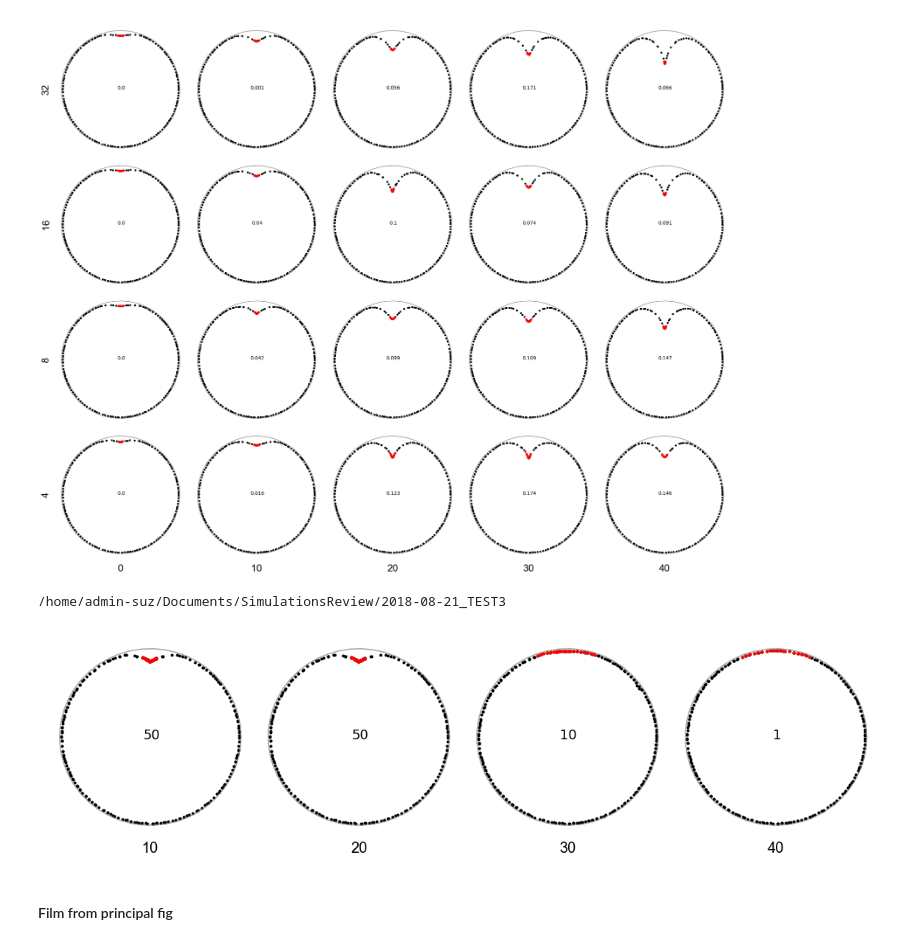
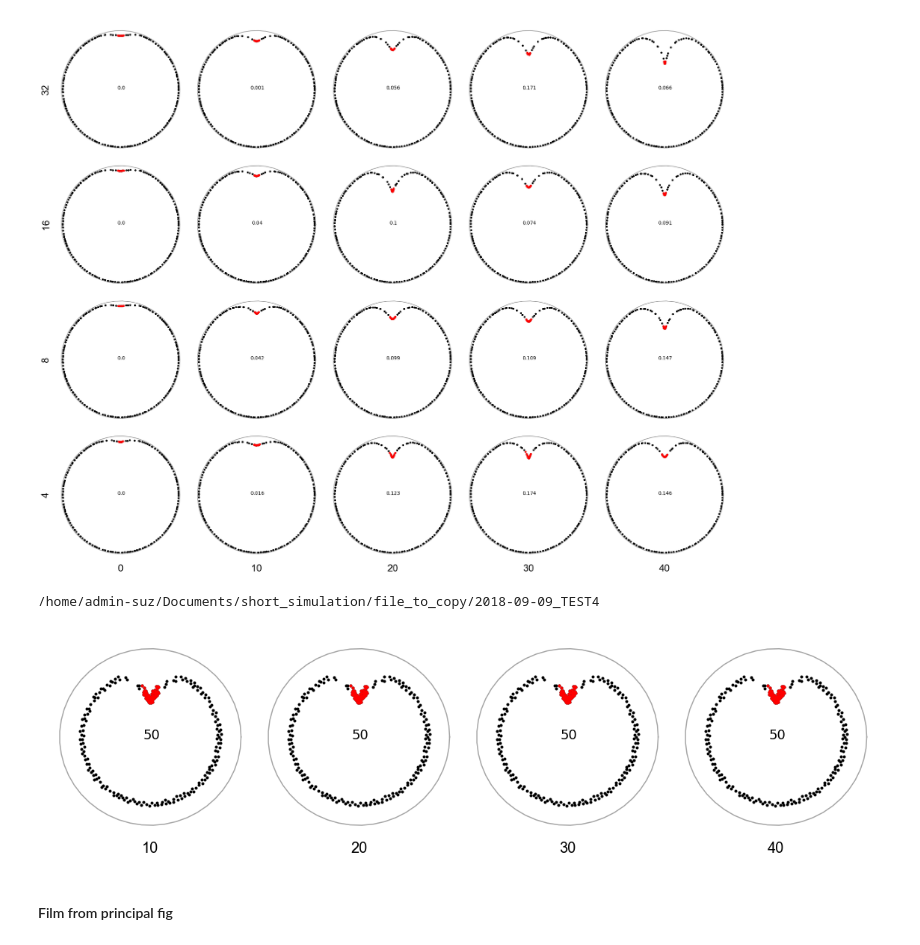
Before and after one commit to suzannelab/invagination, a Jupyter notebook: notebooks/EmbryoMesodermInvagination_AnalysePrincipale.ipynb, the cells around one changed output. Saved outputs shown, nothing was run; the diff lists cells and outputs as text; code cells hidden in the pictures.

Commit message:
New notebook for 3D EMT test

```diff
--- a/notebooks/EmbryoMesodermInvagination_AnalysePrincipale.ipynb
+++ b/notebooks/EmbryoMesodermInvagination_AnalysePrincipale.ipynb
@@ -39,13 +39,13 @@ import matplotlib.cm as cmx
 
 %matplotlib inline
 
-SIM_DIR = Path('/home/admin-suz/Documents/SimulationsReview')
+SIM_DIR = Path('/home/admin-suz/Documents/short_simulation/file_to_copy')
 #SIM_DIR = Path('/media/admin-suz/Sophie/2018/Papiers-EMT-Melanie/datas/')
 
 old = None
 # %%
 
-dirname = SIM_DIR/'2018-08-21_TEST2'
+dirname = SIM_DIR/'2018-09-07_TEST0'
 #target_dirname = Path('/home/admin-suz/Documents/SimulationsReview/')/'2018-07-12'
 list_dir = sorted(os.listdir(dirname))
 #list_dir = list_dir[5:7:1] + list_dir[12:25:6]
@@ -435,7 +416,7 @@ Name: 1.04_contractility_5_critical_area_40_radialtension, dtype: object
 # %%
 import matplotlib
 matplotlib.rc('axes', edgecolor='white')
-dirname = SIM_DIR/'2018-08-21_TEST3'
+dirname = SIM_DIR/'2018-09-09_TEST4'
 result_dataframe = pd.DataFrame(index = list_dir, columns = ('time', 'depth', 'Fab/Fc'))
 """fig = plt.figure(figsize=(25, 5))
 grid = gridspec.GridSpec(1, 5, wspace=0.0, hspace=0.0)
@@ -467,44 +448,47 @@ def panel_sagittal_view(directory, df, t, ax=None):
     sheet = open_sheet(directory, t)
 
     # sagital view
-    """fig, ax = sagittal_view(
-        sheet, 70, 80, 'is_mesoderm', ['x', 'y'], 'z', ax)"""
-    fig, ax = sagittal_view(
-        sheet, -5, 5, 'is_mesoderm', ['x', 'y'], 'z', ax)
+    z = 1
+    if z == 1:
+        fig, ax = sagittal_view(
+            sheet, -100, -90, 'is_mesoderm', ['x', 'y'], 'z', ax)
+    else :
+        fig, ax = sagittal_view(
+            sheet, -5, 5, 'is_mesoderm', ['x', 'y'], 'z', ax)
     a, c = 87, 87
     thetas = np.linspace(0, 2 * np.pi)
     ax.plot(c * np.cos(thetas), a * np.sin(thetas), color='grey', alpha=0.7)
     ax.set_xlim(-100, 100)
     ax.set_ylim(-100, 100)
 
     ax.text(1, 2, t, horizontalalignment = 'center', verticalalignment = 'center', fontsize=18)
 
     ax.set_xlabel('')
     ax.set_ylabel('')
     ax.set_yticks([])
     ax.set_xticks([])
     ax.set_xticklabels([])
     ax.set_yticklabels([])
 
-panel_sagittal_view(dirname/'1.08_contractility_5_critical_area_30_radialtension_0/', result_dataframe, 1,axes_2_1)
-panel_sagittal_view(dirname/'1.08_contractility_5_critical_area_30_radialtension_0/', result_dataframe, 10, axes_3_1)
+panel_sagittal_view(dirname/'1.08_contractility_5_critical_area_30_radialtension_0/', result_dataframe, 50,axes_2_1)
+panel_sagittal_view(dirname/'1.08_contractility_5_critical_area_30_radialtension_0/', result_dataframe, 50, axes_3_1)
 panel_sagittal_view(dirname/'1.08_contractility_5_critical_area_30_radialtension_0/', result_dataframe, 50,axes_4_1)
 panel_sagittal_view(dirname/'1.08_contractility_5_critical_area_30_radialtension_0/', result_dataframe, 50,axes_5_1)
 
 
 axes_2_1.set_xlabel('40', size=20, family='Arial')
 axes_3_1.set_xlabel('30', size=20, family='Arial')
 axes_4_1.set_xlabel('20', size=20, family='Arial')
 axes_5_1.set_xlabel('10', size=20, family='Arial')
 
 
 
 #plt.savefig('../paper/contract_force.svg', dpi = 300)
 #result_dataframe.to_csv('result_principal_result.csv')
 plt.savefig('../contract_force.svg', dpi = 300)
 # %% [output]
-/home/admin-suz/Documents/SimulationsReview/2018-08-21_TEST3
+/home/admin-suz/Documents/short_simulation/file_to_copy/2018-09-09_TEST4
-[figure, old version]
+[figure, new version]
 # %% [markdown]
 #### Film from principal fig
 # %%
```
Also changed, not shown: parts of 9 cells of this notebook, 11 other files.
